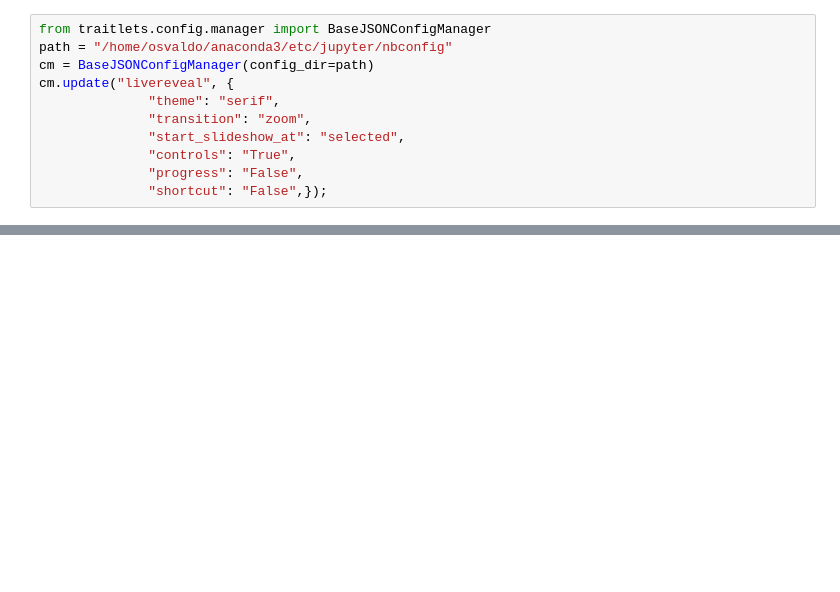
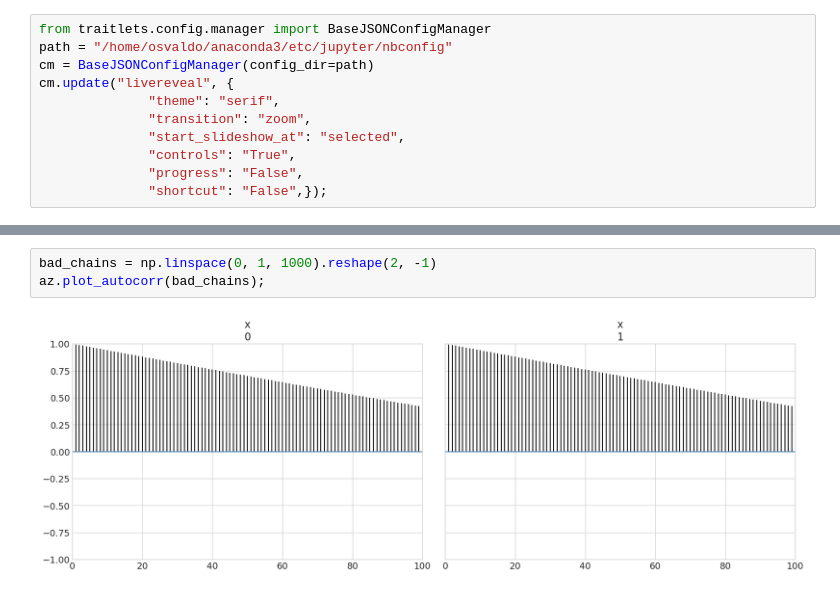
Before and after one commit to Grupo-de-modelado-probabilista/modelado_bayesiano, a Jupyter notebook: diapo/taller_03.ipynb, the cells around one changed output, grey strips where cells are left out. Drawn from its saved outputs; the diff is of its cells as text; blank space fills up the shorter version.

```diff
--- a/diapo/taller_03.ipynb
+++ b/diapo/taller_03.ipynb
@@ -155,0 +178,5 @@ Trace plots can help diagnose:
+# %%
+bad_chains = np.linspace(0, 1, 1000).reshape(2, -1)
+az.plot_autocorr(bad_chains);
+# %% [output]
+[figure, added]
```
Also changed, not shown: parts of 39 cells of this notebook, 3 other files.
